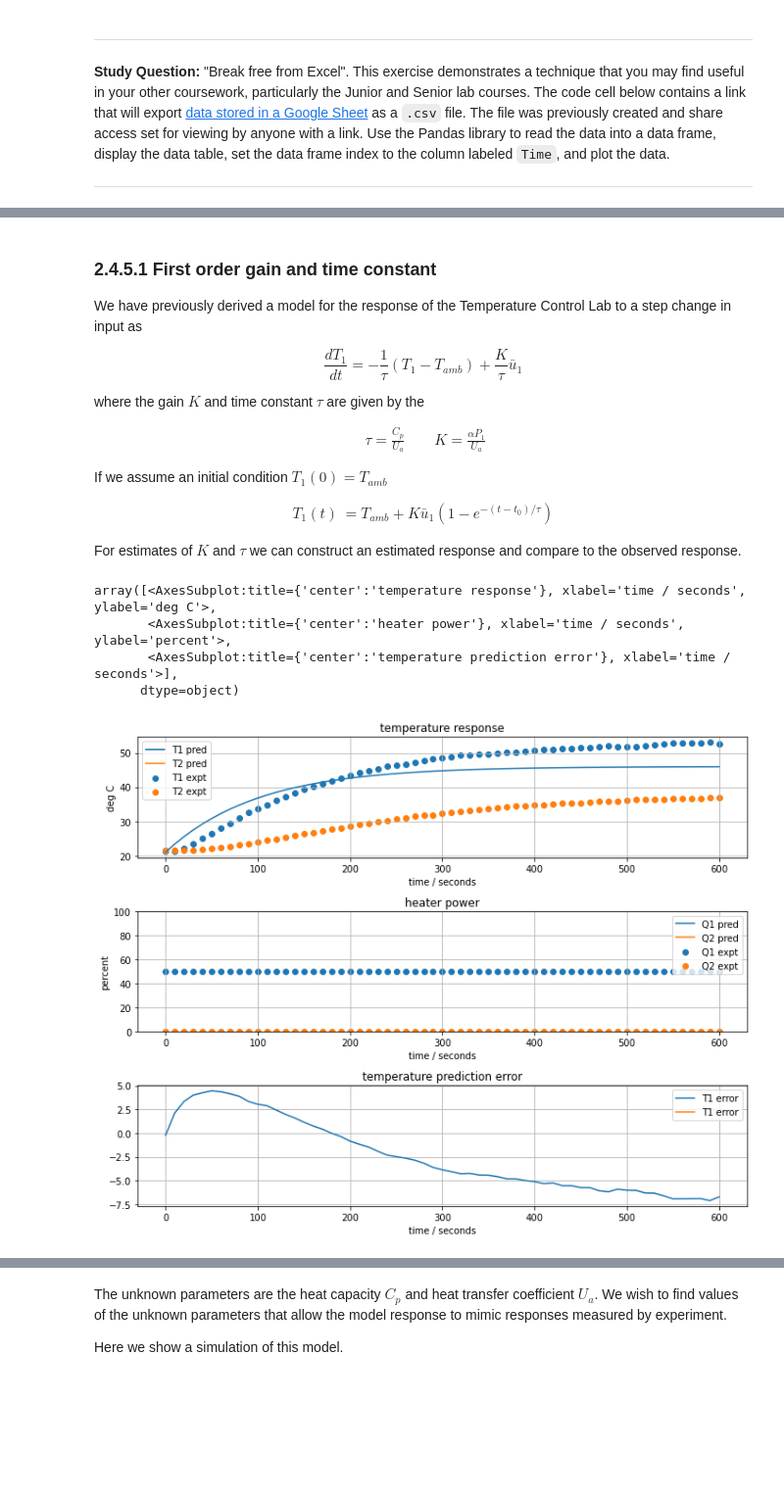
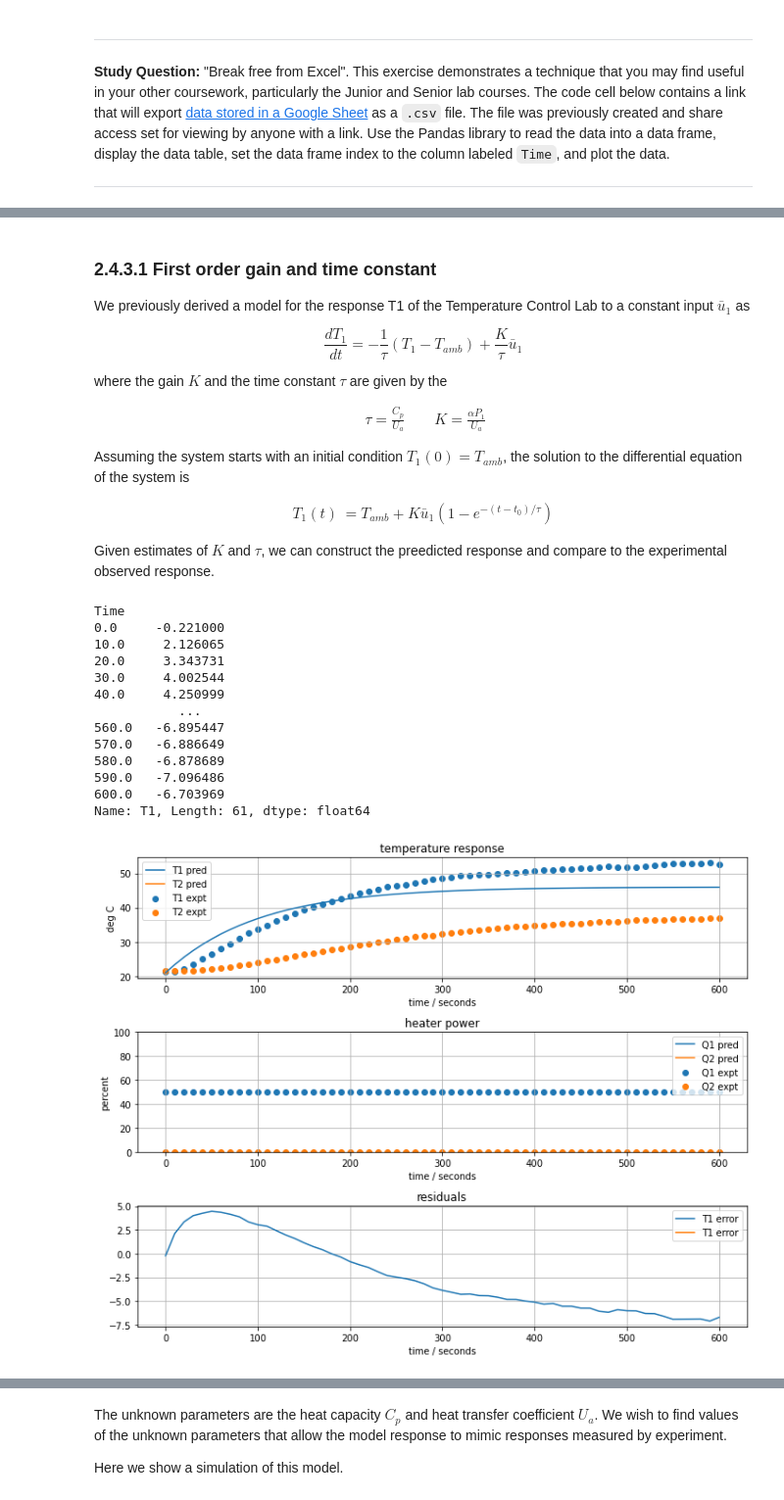
Before and after one commit to jckantor/cbe30338-2021, a Jupyter notebook: docs/02.04-Model-Identification.ipynb, the cells around one changed output, grey strips where cells are left out. Shown at 98% size. Cells and saved outputs as stored; diff of their text form; code cells hidden in the pictures; blank space fills up the shorter version.

```diff
--- a/docs/02.04-Model-Identification.ipynb
+++ b/docs/02.04-Model-Identification.ipynb
@@ -167,7 +129,7 @@ def plot_data(expt, pred):
     # third plot axes
     ax[2].plot(t_expt, pred["T1"]-expt["T1"], label="T1 error")
     ax[2].plot(t_expt, pred["T2"]-expt["T2"], label="T1 error")
-    ax[2].set_title("temperature prediction error")
+    ax[2].set_title("residuals")
 
     # things to do for every plot axes
     for a in ax:
@@ -177,8 +139,7 @@ def plot_data(expt, pred):
 
     plt.tight_layout()
 
-    # return list of axes so to allow additional information to be added
-    return ax
+    return
 
 # demonstrate by comparing experimental data to itself
 plot_data(expt, expt);
@@ -189,45 +150,69 @@ plot_data(expt, expt);
 # %% [markdown]
-### 2.4.5.1 First order gain and time constant
+### 2.4.3.1 First order gain and time constant
 
-We have previously derived a model for the response of the Temperature Control Lab to a step change in input as
+We previously derived a model for the response T1 of the Temperature Control Lab to a constant input $\bar{u}_1$ as
 
 $$\frac{dT_1}{dt} = -\frac{1}{\tau}(T_1 - T_{amb})+ \frac{K}{\tau}\bar{u}_1$$
 
-where the gain $K$ and time constant $\tau$ are given by the
+where the gain $K$ and the time constant $\tau$ are given by the
 
 \begin{align}
 \tau = \frac{C_p}{U_a} \qquad
 K = \frac{\alpha P_1}{U_a}
 \end{align}
 
-If we assume an initial condition $T_1(0) = T_{amb}$
+Assuming the system starts with an initial condition $T_1(0) = T_{amb}$, the solution to the differential equation of the system is
 
 \begin{align}
 T_1(t) & = T_{amb}  + K\bar{u}_{1}(1 - e^{-(t-t_0)/\tau})
 \end{align}
 
-For estimates of $K$ and $\tau$ we can construct an estimated response and compare to the observed response.
+Given estimates of $K$ and $\tau$, we can construct the preedicted response and compare to the experimental observed response.
 # %%
 # known parameters
 T_amb = 21
 u1bar = expt["Q1"].mean()
+t_expt = expt.index
 
 # adjustable model parameters
 K = 0.5
 tau = 100
 
-# create a prediction
-pred = pd.DataFrame(columns=["T1", "T2", "Q1", "Q2"], index=t_expt)
-pred["T1"] = T_amb + K*u1bar*(1 - np.exp(-t_expt/tau))
+# create function to create predictions and return residuals
+def model_first_order(param, plot=False):
+    # unpack list of parameters into variables
+    K, tau = param
+
+    # create empty prediction data frame
+    pred = pd.DataFrame(columns=["T1", "T2", "Q1", "Q2"], index=t_expt)
+
+    # calculation prediction
+    pred["T1"] = T_amb + K*u1bar*(1 - np.exp(-t_expt/tau))
+
+    # plot if desired
+    if plot:
+        plot_data(expt, pred)
+
+    # return residual difference between prediction and experiment
+    return pred["T1"] - expt["T1"]
 
 # compare prediction to experiment
-plot_data(expt, pred)
+model_first_order([K, tau], True)
 # %% [output]
-array([<AxesSubplot:title={'center':'temperature response'}, xlabel='time / seconds', ylabel='deg C'>,
-       <AxesSubplot:title={'center':'heater power'}, xlabel='time / seconds', ylabel='percent'>,
-       <AxesSubplot:title={'center':'temperature prediction error'}, xlabel='time / seconds'>],
-      dtype=object)
+Time
+0.0     -0.221000
+10.0     2.126065
+20.0     3.343731
+30.0     4.002544
+40.0     4.250999
+           ...
+560.0   -6.895447
+570.0   -6.886649
+580.0   -6.878689
+590.0   -7.096486
+600.0   -6.703969
+Name: T1, Length: 61, dtype: float64
-[figure, old version]
+[figure, new version]
 # %% [markdown]
 <hr>
 
```
Also changed, not shown: parts of 44 cells of this notebook, 19 other files.
